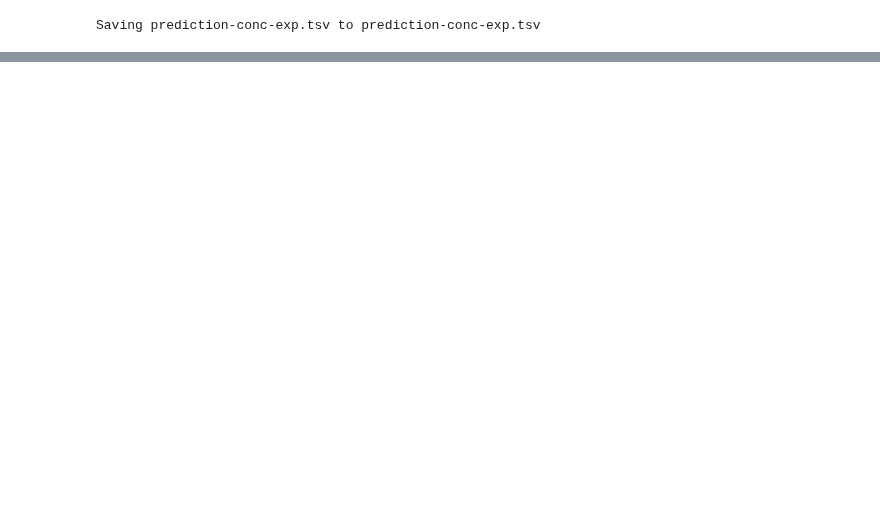
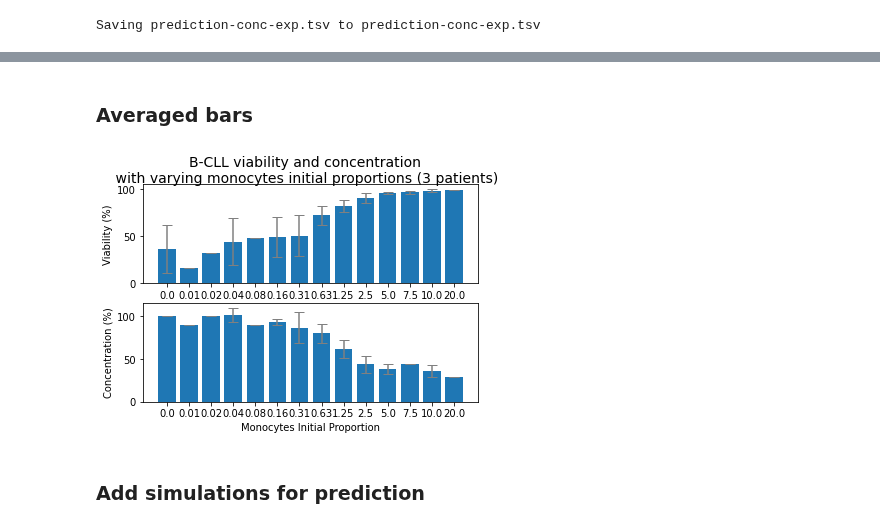
Before and after one commit to Ninouchkaia/ABM, a Jupyter notebook: ABM_figures.ipynb, the cells around one changed output, grey strips where cells are left out. Drawn from its saved outputs; the diff is of its cells as text; code cells hidden in the pictures; blank space fills up the shorter version.

```diff
--- a/ABM_figures.ipynb
+++ b/ABM_figures.ipynb
@@ -610,0 +652,26 @@ plt.show()
+# %% [markdown]
+### Averaged bars
+# %%
+## barplot with error bars
+
+fig, axs = plt.subplots(2,1)
+fig.suptitle('B-CLL viability and concentration\n with varying monocytes initial proportions (3 patients)', fontsize=14)
+
+
+plt.xticks(range(len([str(x) for x in predicted_via['mono']])), [str(x) for x in predicted_via['mono']])
+
+axs[0].bar ([str(x) for x in predicted_via['mono']], predicted_via_means)#, facecolors ='black', edgecolors='black')
+axs[0].errorbar([str(x) for x in predicted_via['mono']], predicted_via_means, predicted_via_err, ecolor = 'grey', fmt='none', capsize = 5)
+axs[0].set_xlabel('Monocytes Initial Proportion')
+axs[0].set_ylabel('Viability (%)')
+
+axs[1].bar ([str(x) for x in predicted_conc['mono']], predicted_conc_means)#, facecolors ='black', edgecolors='black')
+axs[1].errorbar([str(x) for x in predicted_conc['mono']], predicted_conc_means, predicted_conc_err, ecolor = 'grey', fmt='none', capsize = 5)
+axs[1].set_xlabel('Monocytes Initial Proportion')
+axs[1].set_ylabel('Concentration (%)')
+
+plt.show()
+# %% [output]
+[figure, added]
+# %% [markdown]
+### Add simulations for prediction
```
Also changed, not shown: parts of 17 cells of this notebook.
